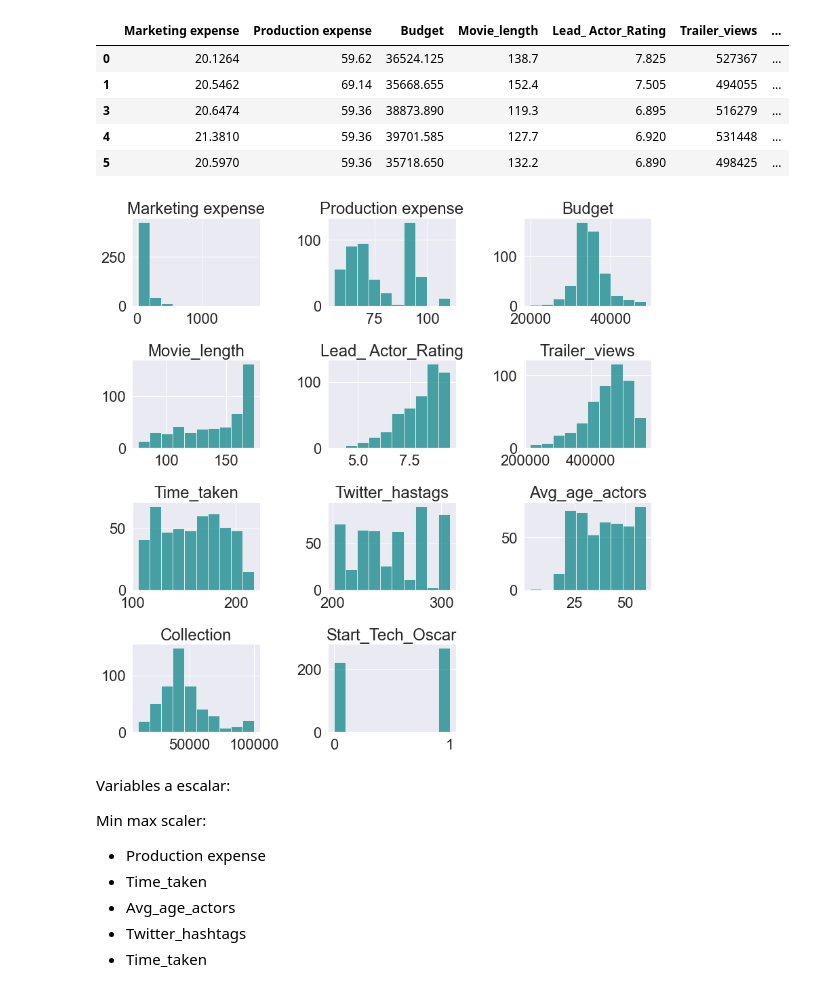
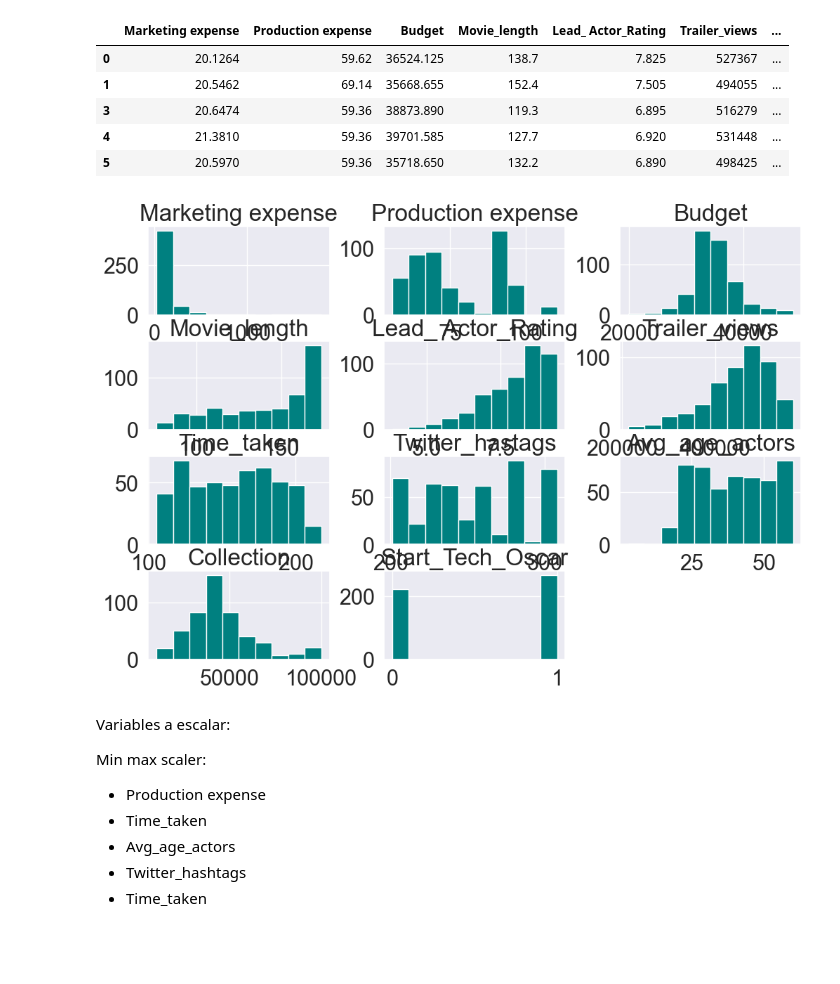
Before and after one commit to paucardenasg/Proyecto_Final_PCD, a Jupyter notebook: Proyecto_Final.ipynb, the cells around one changed output. Drawn from its saved outputs; the diff is of its cells as text; code cells hidden in the pictures; blank space fills up the shorter version.

```diff
--- a/Proyecto_Final.ipynb
+++ b/Proyecto_Final.ipynb
@@ -148,11 +148,10 @@ data.head()
 | 4 | 21.3810 | 59.36 | 39701.585 | 127.7 | 6.920 | 531448 | ... |
 | 5 | 20.5970 | 59.36 | 35718.650 | 132.2 | 6.890 | 498425 | ... |
 # %%
-data.hist(color= 'teal', alpha= 0.7, bins= 10, figsize= (12, 12))
-plt.tight_layout()
+data.hist(color="teal", figsize=(12,8))
 plt.show()
 # %% [output]
-[figure, old version]
+[figure, new version]
 # %% [markdown]
 Variables a escalar:
 
```
Also changed, not shown: parts of 9 cells of this notebook, 1 other file.
